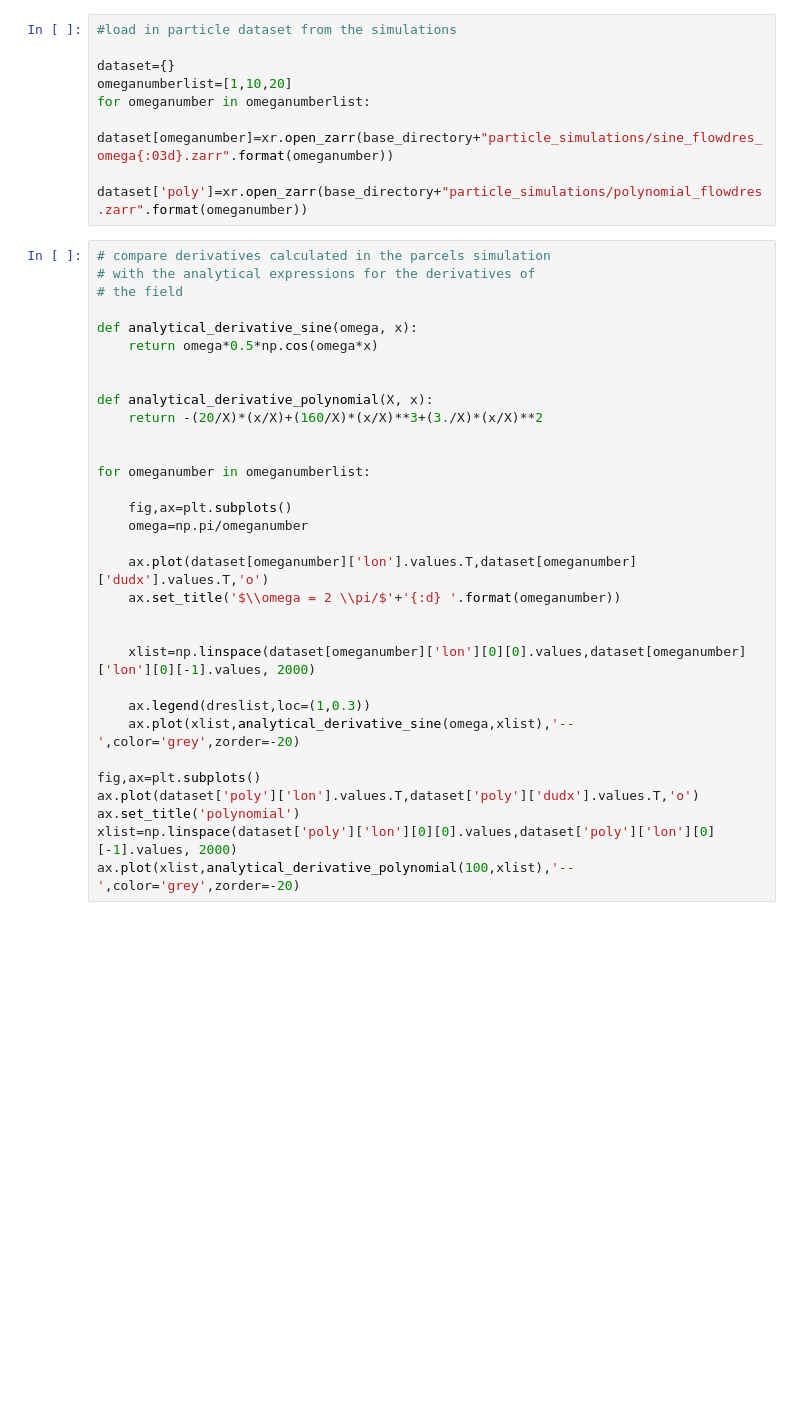
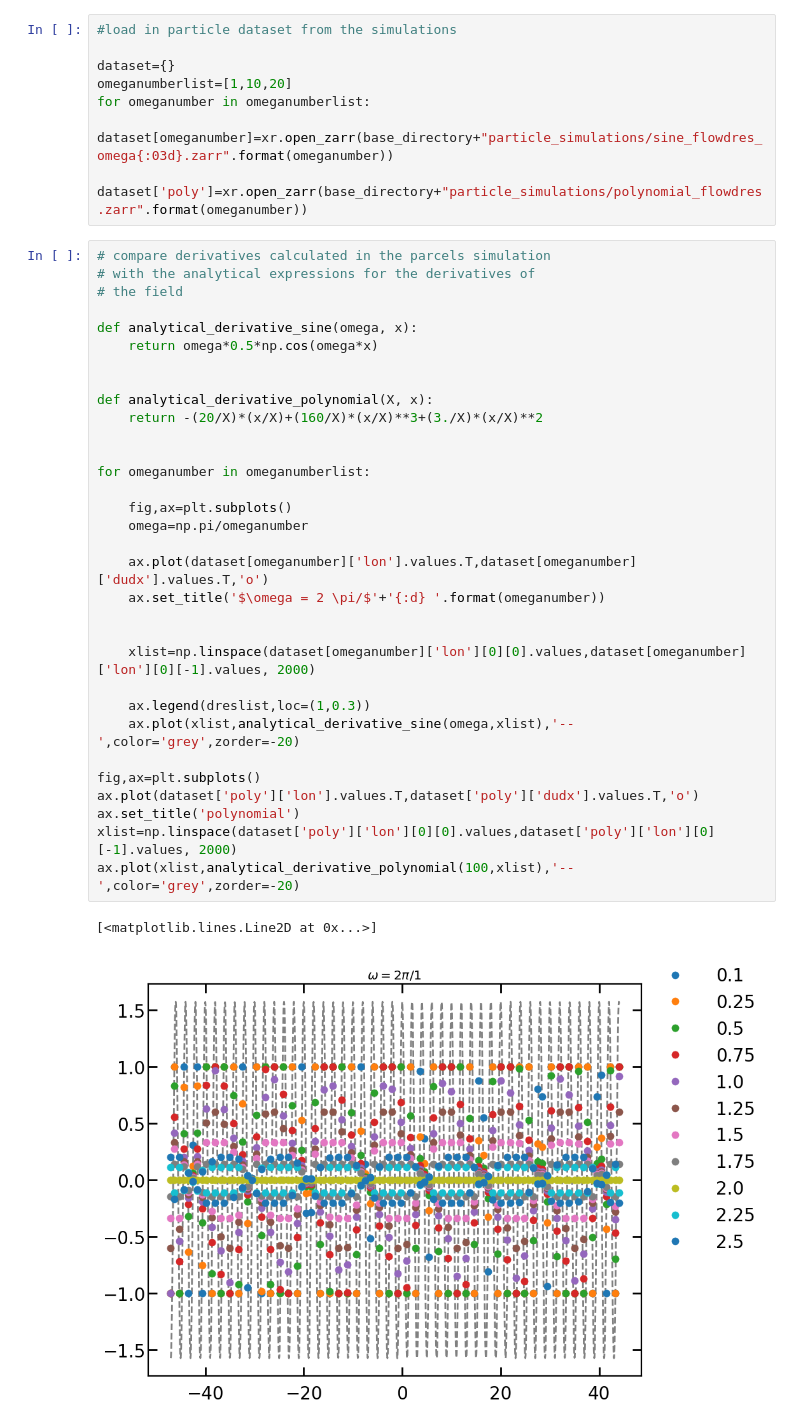
Before and after one commit to Parcels-code/Maxey_Riley_advection, a Jupyter notebook: simulations/test_finite_differences_parcels.ipynb, the cells around one changed output. Saved outputs shown, nothing was run; the diff lists cells and outputs as text; blank space fills up the shorter version.

```diff
--- a/simulations/test_finite_differences_parcels.ipynb
+++ b/simulations/test_finite_differences_parcels.ipynb
@@ -373,31 +392,34 @@ dataset['poly']=xr.open_zarr(base_directory+"particle_simulations/polynomial_flo
 # compare derivatives calculated in the parcels simulation
 # with the analytical expressions for the derivatives of
 # the field
 
 def analytical_derivative_sine(omega, x):
     return omega*0.5*np.cos(omega*x)
 
 
 def analytical_derivative_polynomial(X, x):
     return -(20/X)*(x/X)+(160/X)*(x/X)**3+(3./X)*(x/X)**2
 
 
 for omeganumber in omeganumberlist:
 
     fig,ax=plt.subplots()
     omega=np.pi/omeganumber
 
     ax.plot(dataset[omeganumber]['lon'].values.T,dataset[omeganumber]['dudx'].values.T,'o')
-    ax.set_title('$\\omega = 2 \\pi/$'+'{:d} '.format(omeganumber))
+    ax.set_title('$\omega = 2 \pi/$'+'{:d} '.format(omeganumber))
 
 
     xlist=np.linspace(dataset[omeganumber]['lon'][0][0].values,dataset[omeganumber]['lon'][0][-1].values, 2000)
 
     ax.legend(dreslist,loc=(1,0.3))
     ax.plot(xlist,analytical_derivative_sine(omega,xlist),'--',color='grey',zorder=-20)
 
 fig,ax=plt.subplots()
 ax.plot(dataset['poly']['lon'].values.T,dataset['poly']['dudx'].values.T,'o')
 ax.set_title('polynomial')
 xlist=np.linspace(dataset['poly']['lon'][0][0].values,dataset['poly']['lon'][0][-1].values, 2000)
 ax.plot(xlist,analytical_derivative_polynomial(100,xlist),'--',color='grey',zorder=-20)
+# %% [output]
+[<matplotlib.lines.Line2D at 0x...>]
+[figure, added]
```
Also changed, not shown: parts of 16 cells of this notebook, 4 other files.
